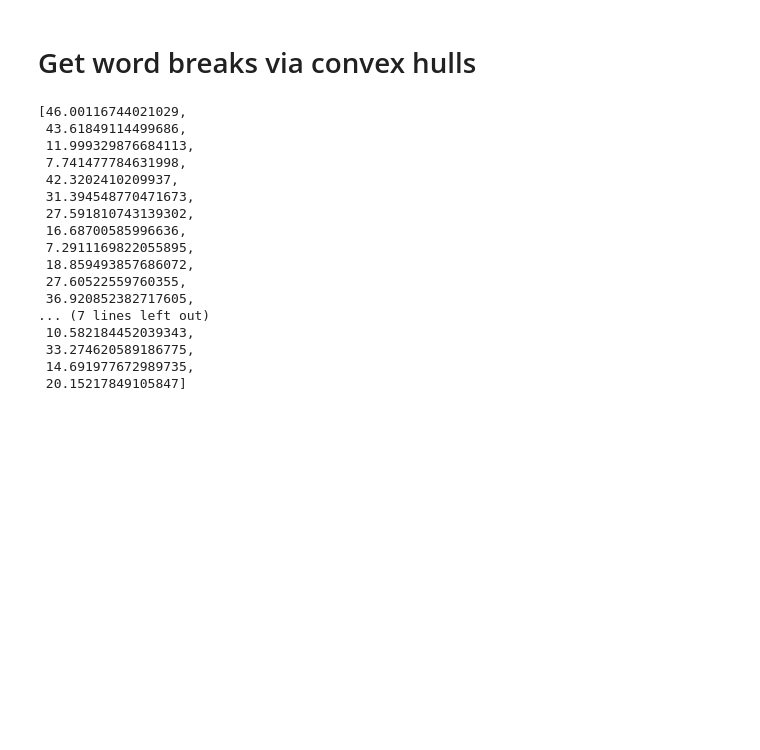
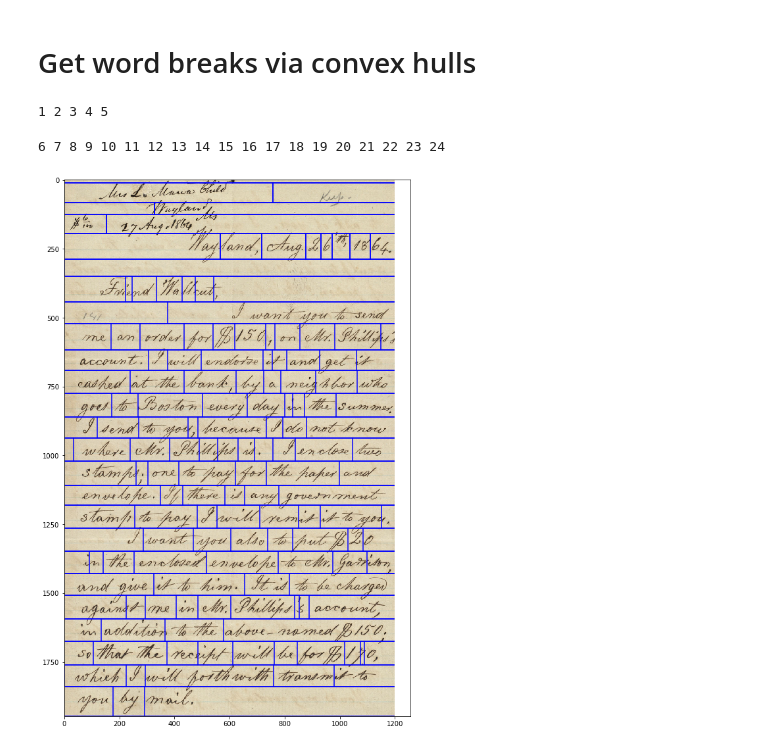
Before and after one commit to danhan52/text_segmentation, a Jupyter notebook: gap_metric_segmentation.ipynb, the cells around one changed output. Drawn from its saved outputs; the diff is of its cells as text; code cells hidden in the pictures; blank space fills up the shorter version.

```diff
--- a/gap_metric_segmentation.ipynb
+++ b/gap_metric_segmentation.ipynb
@@ -19,7 +19,7 @@ from gap_metric_breaks import *
 mpl.rcParams["figure.figsize"] = (15, 15)
 # %matplotlib inline
 # %%
-subjFile = "data/anti-slavery-manuscripts-subjects.csv"
+subjFile = "data_in/anti-slavery-manuscripts-subjects.csv"
 subj = pd.read_csv(subjFile)
 
 # get metadata in dictionary format
@@ -81,26 +81,24 @@ lb = filterBreaks(lb, matchlim)
 # plotBoxes(let, lb)#, saveFile="example_img/linebreaks.png")
 # %% [markdown]
 # Get word breaks via convex hulls
-# %%
-i = 8
-chunk = grey[lb[i-1]:lb[i],]
-
-the_d, chhul = getGapDistances(chunk)
-# %% [output]
-[46.00116744021029,
- 43.61849114499686,
- 11.999329876684113,
- 7.741477784631998,
- 42.3202410209937,
- 31.394548770471673,
- 27.591810743139302,
- 16.68700585996636,
- 7.2911169822055895,
- 18.859493857686072,
- 27.60522559760355,
- 36.920852382717605,
-... (7 lines left out)
- 10.582184452039343,
- 33.274620589186775,
- 14.691977672989735,
- 20.15217849105847]
+# %%
+wb = []
+for i in range(1, len(lb)):
+    chunk = grey[lb[i-1]:lb[i],]
+    print(i, end=" ")
+    br = gapBreaks(chunk)
+    wb.append(br)
+# %% [output]
+1 2 3 4 5
+6 7 8 9 10 11 12 13 14 15 16 17 18 19 20 21 22 23 24
+# %%
+wb2 = []
+for l in wb:
+    if len(l) > 0:
+        wb2.append(l)
+    else:
+        wb2.append([0])
+# %%
+plotBoxes(let, lb, wb2)
+# %% [output]
+[figure, added]
```
Also changed, not shown: parts of 2 cells of this notebook, 15 other files.
